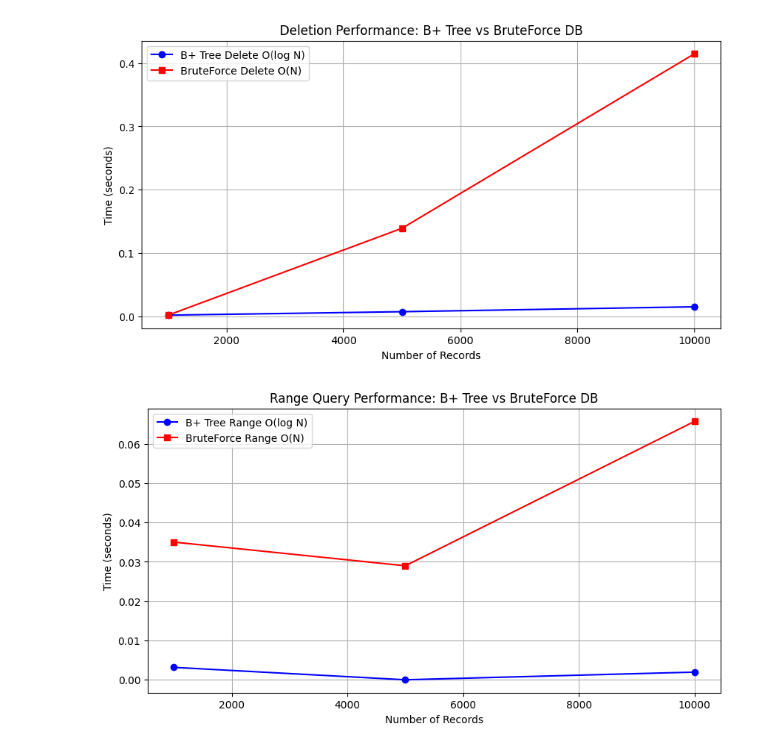
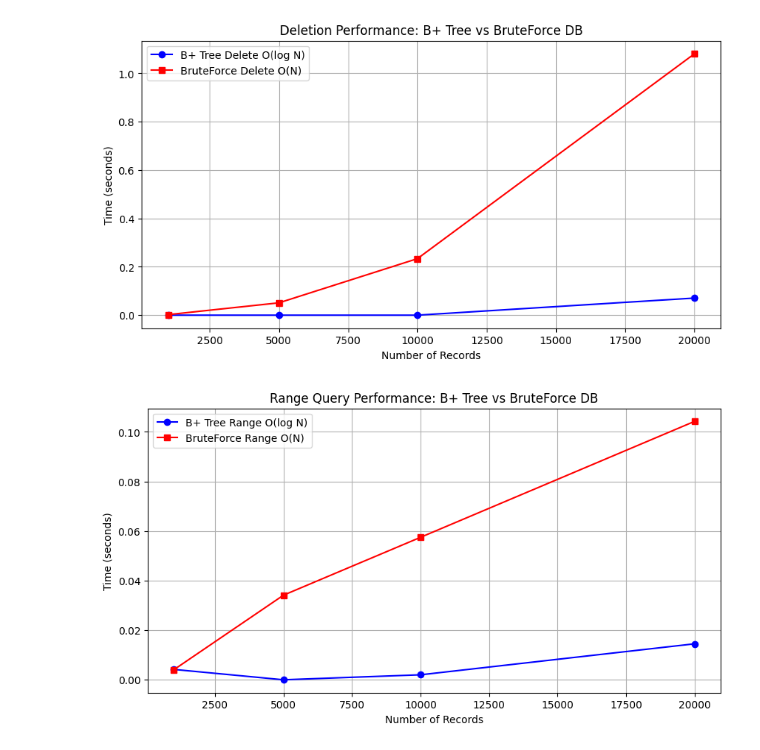
Before and after one commit to Divyansh4518/CareerTrack-PMS, a Jupyter notebook: Module_A/database/report.ipynb, the cells around one changed output. Cells and saved outputs as stored; diff of their text form; code cells hidden in the pictures.

```diff
--- a/Module_A/database/report.ipynb
+++ b/Module_A/database/report.ipynb
@@ -109,68 +67,59 @@ def benchmark_delete_and_range(sizes):
     for size in sizes:
         bpt = BPlusTree(order=4)
         bf = BruteForceDB()
+        keys = random.sample(range(1, size * 10), size)
+        action_keys = random.sample(keys, size // 10)
 
-        keys = random.sample(range(1, size * 10), size)
-        action_keys = random.sample(keys, size // 10) # 10% of keys
-
-        # Pre-load the databases
         for key in keys:
             bpt.insert(key, f"Val_{key}")
             bf.insert(key, f"Val_{key}")
 
-        # --- THE FIX: RUN RANGE QUERIES 100 TIMES ---
         start_range = min(keys) + 100
         end_range = start_range + 500
 
         start = time.time()
-        for _ in range(100):  # <--- Forces B+ Tree to work harder
-            bpt.range_query(start_range, end_range)
+        for _ in range(100): bpt.range_query(start_range, end_range)
         bplus_range_times.append(time.time() - start)
 
         start = time.time()
-        for _ in range(100):  # <--- Forces BruteForce to scan 100 times
-            bf.range_query(start_range, end_range)
+        for _ in range(100): bf.range_query(start_range, end_range)
         brute_range_times.append(time.time() - start)
 
-        # --- Benchmark Deletions ---
         start = time.time()
-        for key in action_keys:
-            bpt.delete(key)
+        for key in action_keys: bpt.delete(key)
         bplus_del_times.append(time.time() - start)
 
         start = time.time()
-        for key in action_keys:
-            bf.delete(key)
+        for key in action_keys: bf.delete(key)
         brute_del_times.append(time.time() - start)
 
     return bplus_del_times, brute_del_times, bplus_range_times, brute_range_times
 
-# Run the benchmarks
-dataset_sizes = [1000, 5000, 10000]
+dataset_sizes = [1000, 5000, 10000, 20000]
 b_del, br_del, b_range, br_range = benchmark_delete_and_range(dataset_sizes)
 
 # Plot Deletion Results
 plt.figure(figsize=(10, 5))
 plt.plot(dataset_sizes, b_del, marker='o', label='B+ Tree Delete O(log N)', color='blue')
 plt.plot(dataset_sizes, br_del, marker='s', label='BruteForce Delete O(N)', color='red')
 plt.title('Deletion Performance: B+ Tree vs BruteForce DB')
 plt.xlabel('Number of Records')
 plt.ylabel('Time (seconds)')
 plt.legend()
 plt.grid(True)
 plt.show()
 
 # Plot Range Query Results
 plt.figure(figsize=(10, 5))
 plt.plot(dataset_sizes, b_range, marker='o', label='B+ Tree Range O(log N)', color='blue')
 plt.plot(dataset_sizes, br_range, marker='s', label='BruteForce Range O(N)', color='red')
 plt.title('Range Query Performance: B+ Tree vs BruteForce DB')
 plt.xlabel('Number of Records')
 plt.ylabel('Time (seconds)')
 plt.legend()
 plt.grid(True)
 plt.show()
 # %% [output]
-[figure, old version]
+[figure, new version]
-[figure, old version]
+[figure, new version]
 # %%
```
Also changed, not shown: parts of 8 cells of this notebook.
